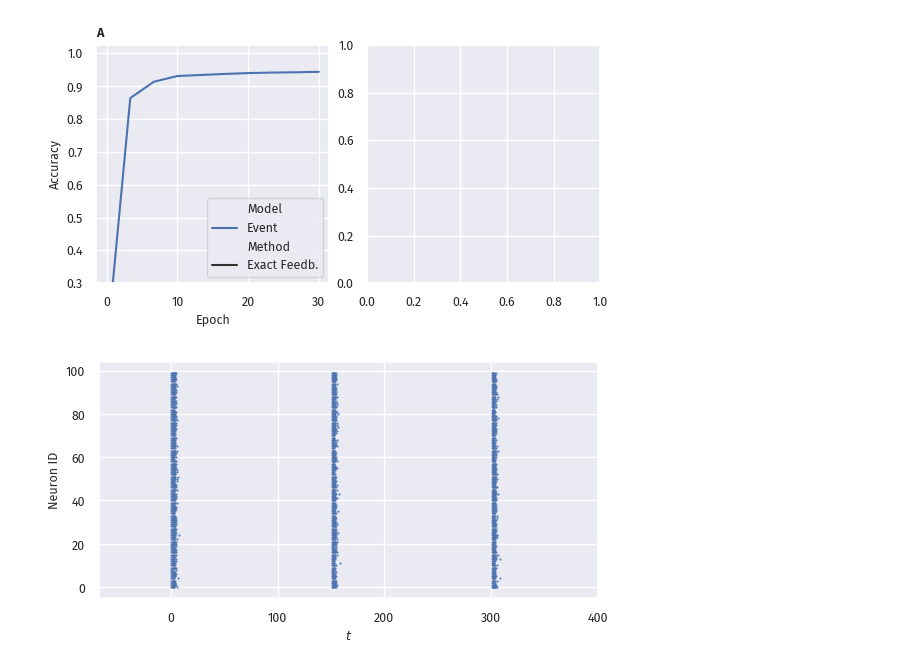
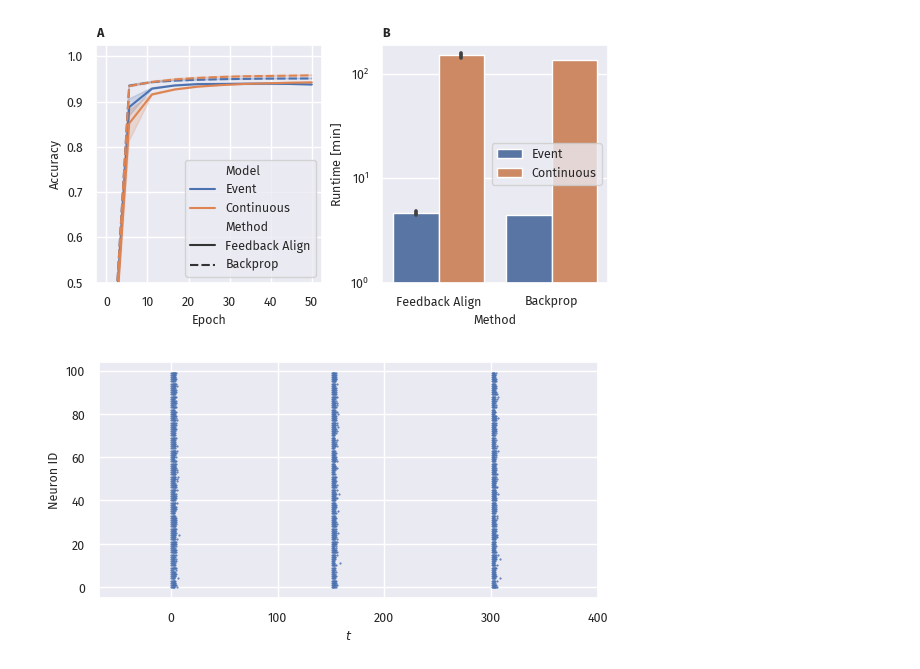
Before and after one commit to FabianSchubert/microcircuit_network, a Jupyter notebook: mc/analysis_notebooks/MNIST_le_analysis.ipynb, the cells around one changed output. Drawn from its saved outputs; the diff is of its cells as text; code cells hidden in the pictures.

```diff
--- a/mc/analysis_notebooks/MNIST_le_analysis.ipynb
+++ b/mc/analysis_notebooks/MNIST_le_analysis.ipynb
@@ -11,9 +11,9 @@ plt.style.use("custom.mplstyle")
 
 TEXTWIDTH = 5.6
 # %%
-df_learn = pd.read_csv("../experiments/mnist_le/results_data/df_learn_0.csv")
-df_runtime = pd.read_csv("../experiments/mnist_le/results_data/df_runtime_0.csv")
-#df_spikes = pd.read_csv("../experiments/mnist_le/df_spikes.csv")
+df_learn = pd.read_csv("../experiments/mc/mnist_le/results_data/df_learn_0.csv")
+df_runtime = pd.read_csv("../experiments/mc/mnist_le/results_data/df_runtime_0.csv")
+#df_spikes = pd.read_csv("../experiments/mc/mnist_le_drop_in_syn/df_spikes.csv")
 # %%
 df_learn["Model"] = df_learn["Model"].str.replace("Spike", "Event")
 df_runtime["Model"] = df_runtime["Model"].str.replace("Spike", "Event")
@@ -21,10 +21,5 @@ df_runtime["Model"] = df_runtime["Model"].str.replace("Spike", "Event")
 df_learn["Model"] = df_learn["Model"].str.replace("Rate", "Continuous")
 df_runtime["Model"] = df_runtime["Model"].str.replace("Rate", "Continuous")
 
-df_learn["Method"] = df_learn["Method"].str.replace("Feedback Align", "Exact Feedb.")
-df_runtime["Method"] = df_runtime["Method"].str.replace("Feedback Align", "Exact Feedb.")
-
-df_learn["Method"] = df_learn["Method"].str.replace("Random Feedback", "Feedb. Alignment")
-df_runtime["Method"] = df_runtime["Method"].str.replace("Random Feedback", "Feedb. Alignment")
-
 df_runtime["Runtime $[s]$"] = df_runtime["Runtime"]
+df_runtime["Runtime $[\\rm min]$"] = df_runtime["Runtime"]/60.
@@ -45,33 +26,37 @@ df_learn
 # %%
 fig, ax = plt.subplots(1, 2, figsize=(TEXTWIDTH,3))
 
 sns.lineplot(df_learn,#[df_learn["Method"] == "Random Feedback"],
              x="Epoch", y="Accuracy", hue="Model", ax=ax[0], style="Method")#, units="Sim ID", estimator=None)
 ax[0].legend()
 
 handles, labels = ax[0].get_legend_handles_labels()
 #ax[0].legend(handles=[handles[i] for i in [1,2,4,5]], labels=[labels[i] for i in[1,2,4,5]])
 
-ax[0].set_ylim(bottom=0.3, top=1.025)
+ax[0].set_ylim(bottom=0.5, top=1.025)
 ax[0].set_title("A", loc="left", fontweight="bold")
 
-'''
+#'''
 sns.barplot(data=df_runtime, x="Method",
-            hue="Model", y="Runtime $[s]$", ax=ax[1])
+            hue="Model", y="Runtime $[\\rm min]$", ax=ax[1])
+#sns.violinplot(data=df_runtime, x="Method",
+#               hue="Model", y="Runtime $[s]$", ax=ax[1])
 handles, labels = ax[1].get_legend_handles_labels()
 ax[1].legend(handles=handles, labels=labels)
 ax[1].set_title("B", loc="left", fontweight="bold")
 
-ax[1].set_ylim(top=2700.)
-'''
+ax[1].set_yscale("log")
+ax[1].set_ylim(bottom=1.)
+#ax[1].set_ylim(top=2700.)
+#'''
 
 fig.tight_layout(pad=0.0, w_pad=0.6)
 
 #fig.savefig("mnist_analysis.png", dpi=500)
 fig.savefig("mnist_analysis.pdf", bbox_inches="tight")
 plt.show()
 # %% [output]
-[figure, old version]
+[figure, new version]
 # %%
 fig, ax = plt.subplots(1, 1, figsize=(TEXTWIDTH, TEXTWIDTH * 0.5))
 
```
Also changed, not shown: parts of 1 cell of this notebook, 4 other files.
